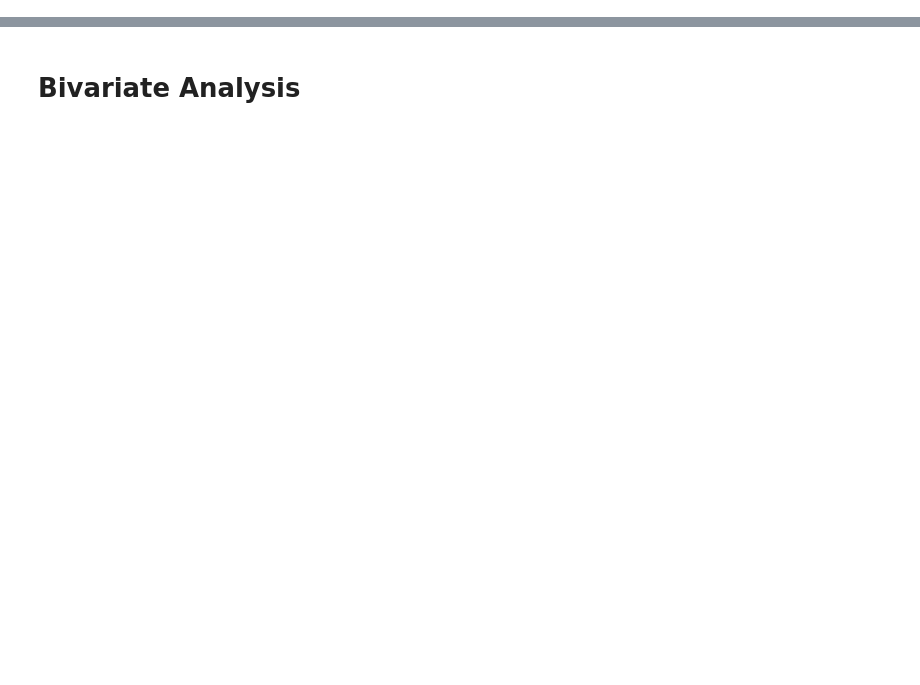
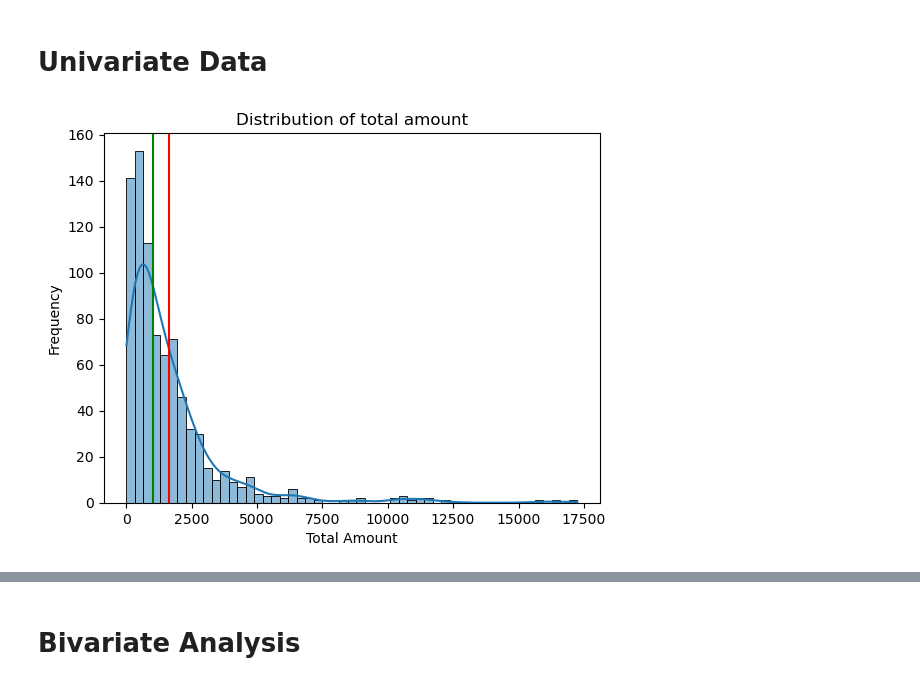
Before and after one commit to Hamza-rami/statistics_with_python, a Jupyter notebook: Bivariate_analysis.ipynb, the cells around one changed output, grey strips where cells are left out. Saved outputs shown, nothing was run; the diff lists cells and outputs as text; code cells hidden in the pictures; blank space fills up the shorter version.

```diff
--- a/Bivariate_analysis.ipynb
+++ b/Bivariate_analysis.ipynb
@@ -36,3 +42,15 @@ orders = wrangle('all_data.csv', encoding= 'latin-1' ,
                  date_column= 'OrderDate',
                  remove_duplicated_rows_columnsname= ['OrderID'])
 orders = orders[['customerid', 'firstname', 'lastname', 'city', 'country', 'orderid', 'ordernumber', 'orderdate', 'totalamount']]
+# %% [markdown]
+# Univariate Data
+# %%
+sns.histplot(orders['totalamount'], kde=True)
+plt.title("Distribution of total amount")
+plt.xlabel("Total Amount")
+plt.ylabel("Frequency")
+plt.axvline(orders.totalamount.mean(), color="red")
+plt.axvline(orders.totalamount.median(), color="green")
+plt.show()
+# %% [output]
+[figure, added]
```
Also changed, not shown: parts of 26 cells of this notebook, 3 other files.
